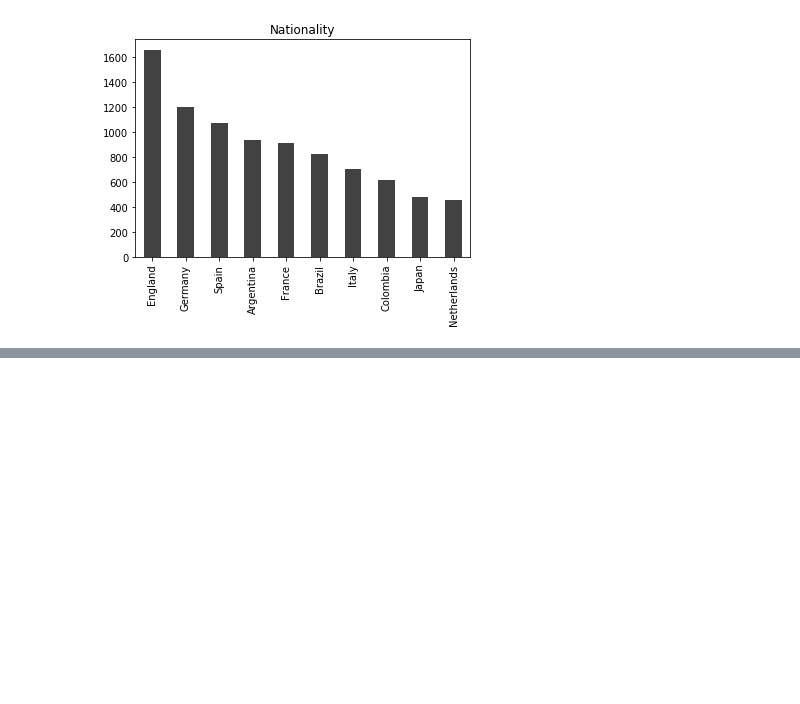
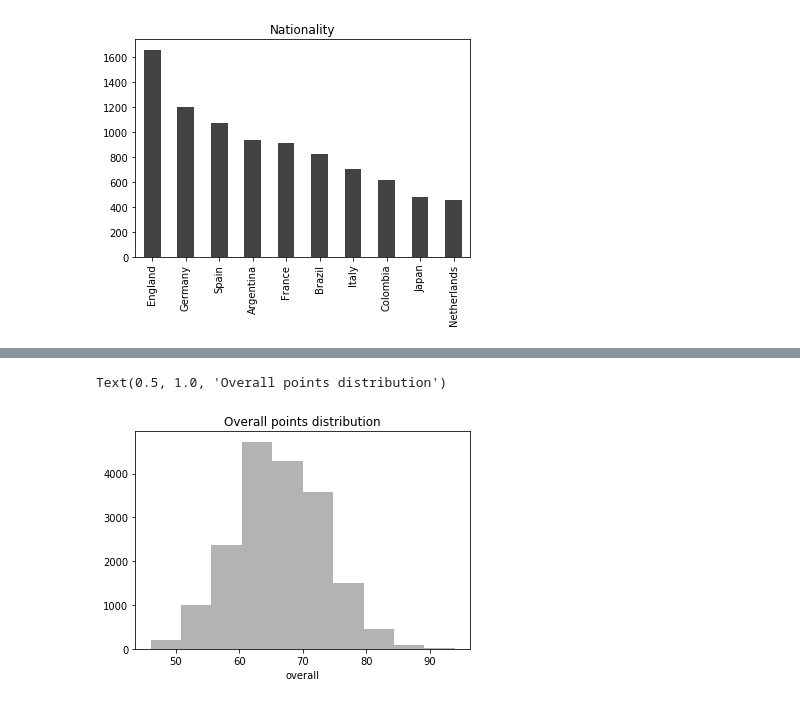
Before and after one commit to shobhitshah/fifa19-player-stats, a Jupyter notebook: scripts/fifa19.ipynb, the cells around one changed output, grey strips where cells are left out. Saved outputs shown, nothing was run; the diff lists cells and outputs as text; code cells hidden in the pictures; blank space fills up the shorter version.

```diff
--- a/scripts/fifa19.ipynb
+++ b/scripts/fifa19.ipynb
@@ -78,0 +82,5 @@ Text(0.5, 1.0, 'Nationality')
+# %%
+sns.distplot(train.overall, bins=10, kde=False).set_title("Overall points distribution")
+# %% [output]
+Text(0.5, 1.0, 'Overall points distribution')
+[figure, added]
```
Also changed, not shown: parts of 15 cells of this notebook.
